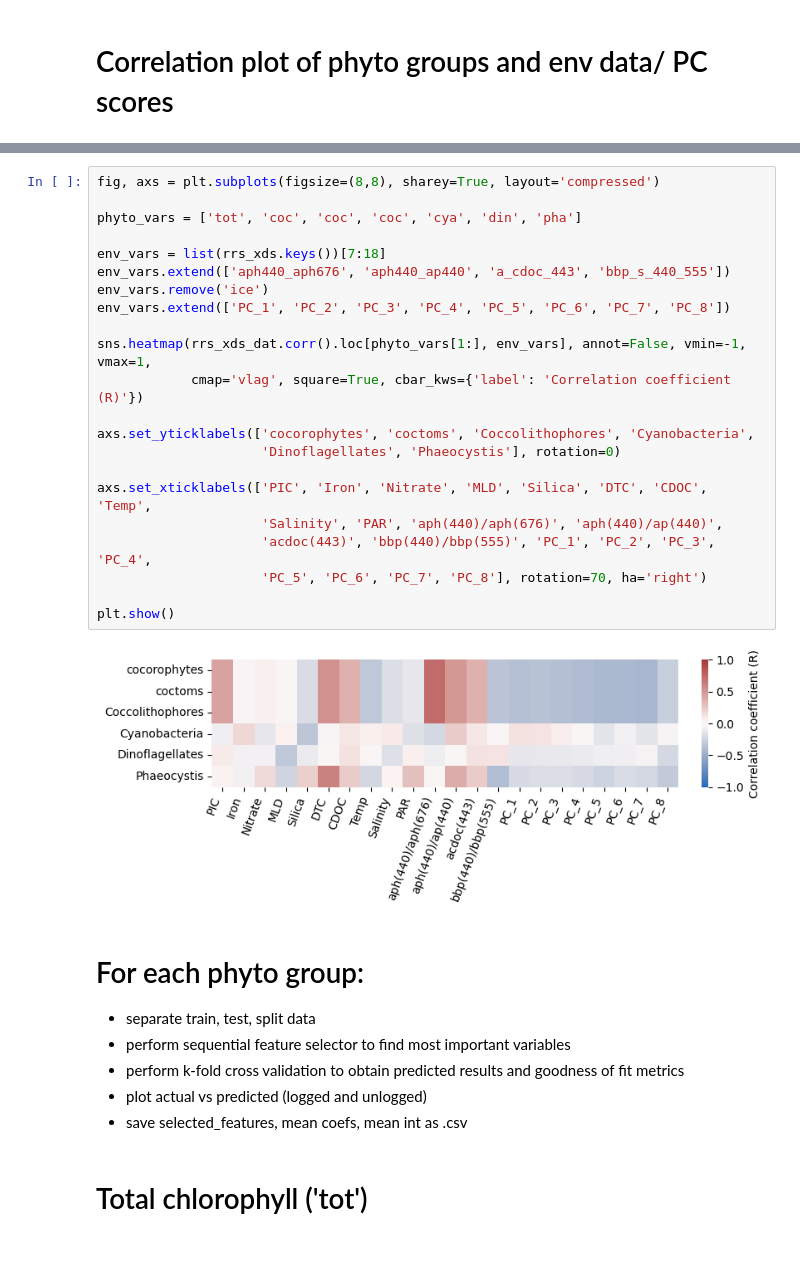
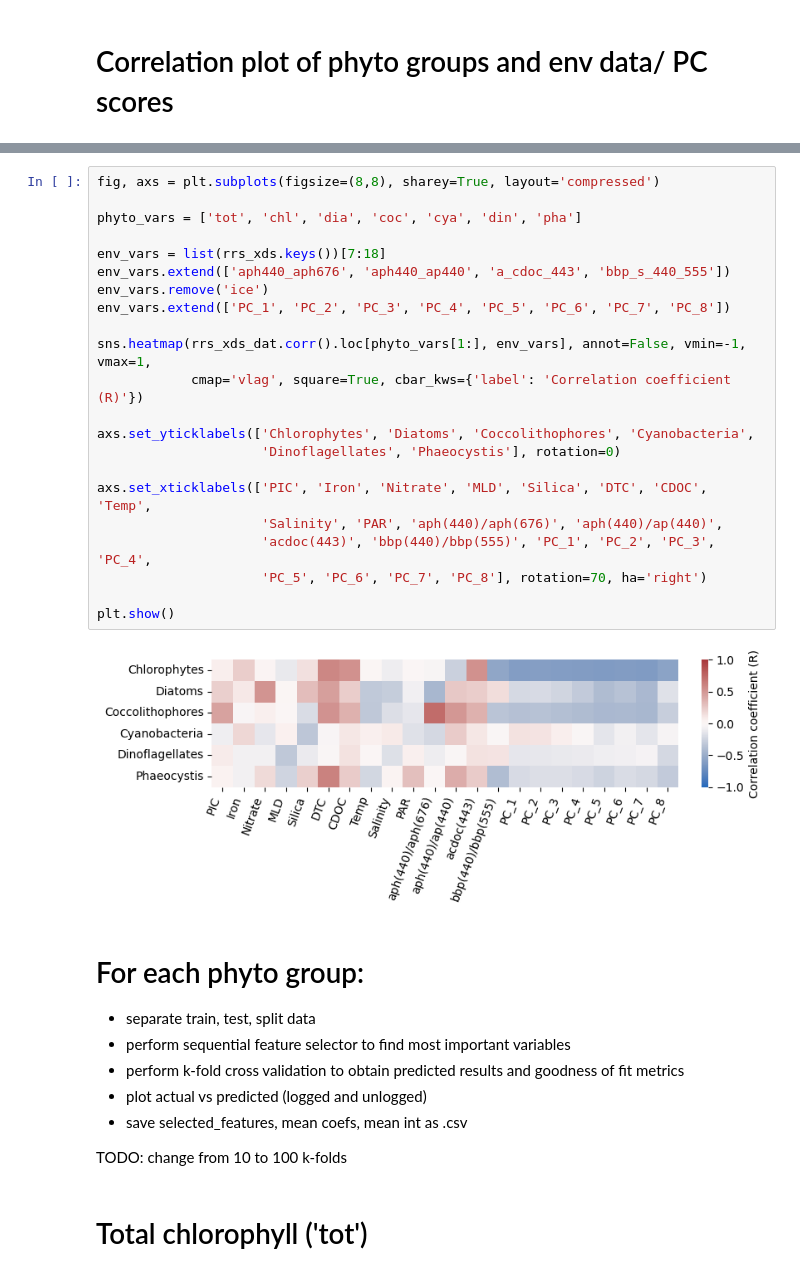
Before and after one commit to aewindle110/PCC_OASIM, a Jupyter notebook: 3_MLR_cross_validation.ipynb, the cells around one changed output, grey strips where cells are left out. Saved outputs shown, nothing was run; the diff lists cells and outputs as text.

```diff
--- a/3_MLR_cross_validation.ipynb
+++ b/3_MLR_cross_validation.ipynb
@@ -188,27 +188,27 @@ rrs_xds_dat
 # %%
 fig, axs = plt.subplots(figsize=(8,8), sharey=True, layout='compressed')
 
-phyto_vars = ['tot', 'coc', 'coc', 'coc', 'cya', 'din', 'pha']
+phyto_vars = ['tot', 'chl', 'dia', 'coc', 'cya', 'din', 'pha']
 
 env_vars = list(rrs_xds.keys())[7:18]
 env_vars.extend(['aph440_aph676', 'aph440_ap440', 'a_cdoc_443', 'bbp_s_440_555'])
 env_vars.remove('ice')
 env_vars.extend(['PC_1', 'PC_2', 'PC_3', 'PC_4', 'PC_5', 'PC_6', 'PC_7', 'PC_8'])
 
 sns.heatmap(rrs_xds_dat.corr().loc[phyto_vars[1:], env_vars], annot=False, vmin=-1, vmax=1,
             cmap='vlag', square=True, cbar_kws={'label': 'Correlation coefficient (R)'})
 
-axs.set_yticklabels(['cocorophytes', 'coctoms', 'Coccolithophores', 'Cyanobacteria',
+axs.set_yticklabels(['Chlorophytes', 'Diatoms', 'Coccolithophores', 'Cyanobacteria',
                      'Dinoflagellates', 'Phaeocystis'], rotation=0)
 
 axs.set_xticklabels(['PIC', 'Iron', 'Nitrate', 'MLD', 'Silica', 'DTC', 'CDOC', 'Temp',
                      'Salinity', 'PAR', 'aph(440)/aph(676)', 'aph(440)/ap(440)',
                      'acdoc(443)', 'bbp(440)/bbp(555)', 'PC_1', 'PC_2', 'PC_3', 'PC_4',
                      'PC_5', 'PC_6', 'PC_7', 'PC_8'], rotation=70, ha='right')
 
 plt.show()
 # %% [output]
-[figure, old version]
+[figure, new version]
 # %% [markdown]
 # For each phyto group:
 - separate train, test, split data
@@ -216,6 +216,8 @@ plt.show()
 - perform k-fold cross validation to obtain predicted results and goodness of fit metrics
 - plot actual vs predicted (logged and unlogged)
 - save selected_features, mean coefs, mean int as .csv
+
+TODO: change from 10 to 100 k-folds
 # %% [markdown]
 # Total chlorophyll ('tot')
 # %%
```
Also changed, not shown: parts of 8 cells of this notebook.
